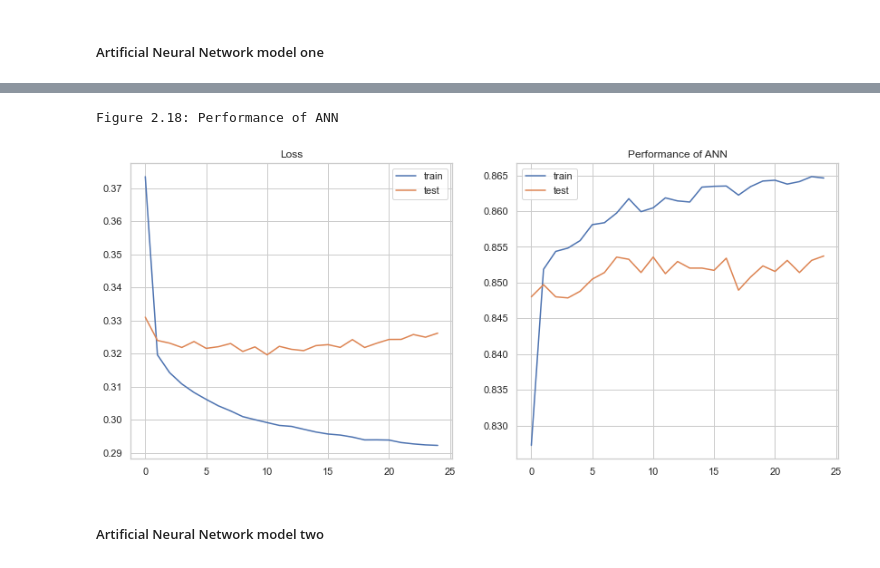
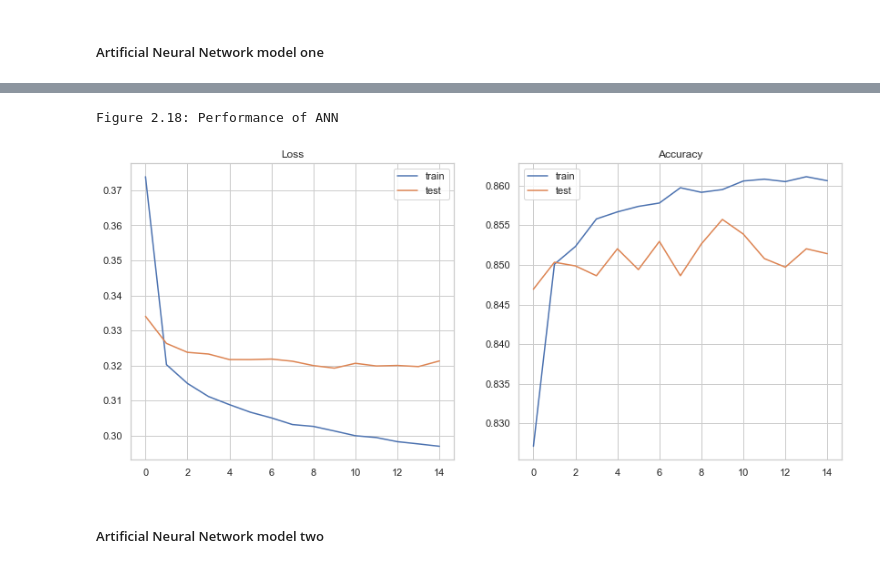
Before and after one commit to chanyadeshani/machine_learning, a Jupyter notebook: MachineLearningandOptimization_CT7205_4107143_ChanaySubasingha.ipynb, the cells around one changed output, grey strips where cells are left out. Cells and saved outputs as stored; diff of their text form; code cells hidden in the pictures.

```diff
--- a/MachineLearningandOptimization_CT7205_4107143_ChanaySubasingha.ipynb
+++ b/MachineLearningandOptimization_CT7205_4107143_ChanaySubasingha.ipynb
@@ -1204,9 +1203,10 @@ model_ann1.add(tf.keras.layers.Dense(units=20, activation = 'relu'))
 model_ann1.add(tf.keras.layers.Dense(units=10, activation = 'relu'))
 # Add output layer
 model_ann1.add(tf.keras.layers.Dense(units=1, activation = 'sigmoid'))
+
 model_ann1.compile(optimizer = 'adam', loss='binary_crossentropy', metrics=['accuracy'])
 
-history =model_ann1.fit(x2_train,y2_train, validation_data = (x2_test,y2_test), batch_size = 50, epochs = 25)
+history =model_ann1.fit(x2_train,y2_train, validation_data = (x2_test,y2_test), batch_size = 50, epochs = 15)
 loss, acc = model_ann1.evaluate(x2_test,y2_test)
 print('Accuracy: %f'%(acc*100))
 # %% [output]
@@ -1233,22 +1230,21 @@ Accuracy: 85.372627
 # %%
 f = plt.figure(figsize=(14,6))
 plt.subplot(121)
 plt.title('Loss')
 plt.plot(history.history['loss'],label = 'train')
 plt.plot(history.history['val_loss'],label = 'test')
 plt.legend()
 
 plt.subplot(122)
 plt.title('Accuracy')
 plt.plot(history.history['accuracy'],label = 'train')
 plt.plot(history.history['val_accuracy'],label = 'test')
 plt.legend()
 
-plt.title('Performance of ANN')
 print('Figure 2.18: Performance of ANN')
 # %% [output]
 Figure 2.18: Performance of ANN
-[figure, old version]
+[figure, new version]
 # %% [markdown]
 ##### Artificial Neural Network model two
 # %%
```
Also changed, not shown: parts of 96 cells of this notebook.
